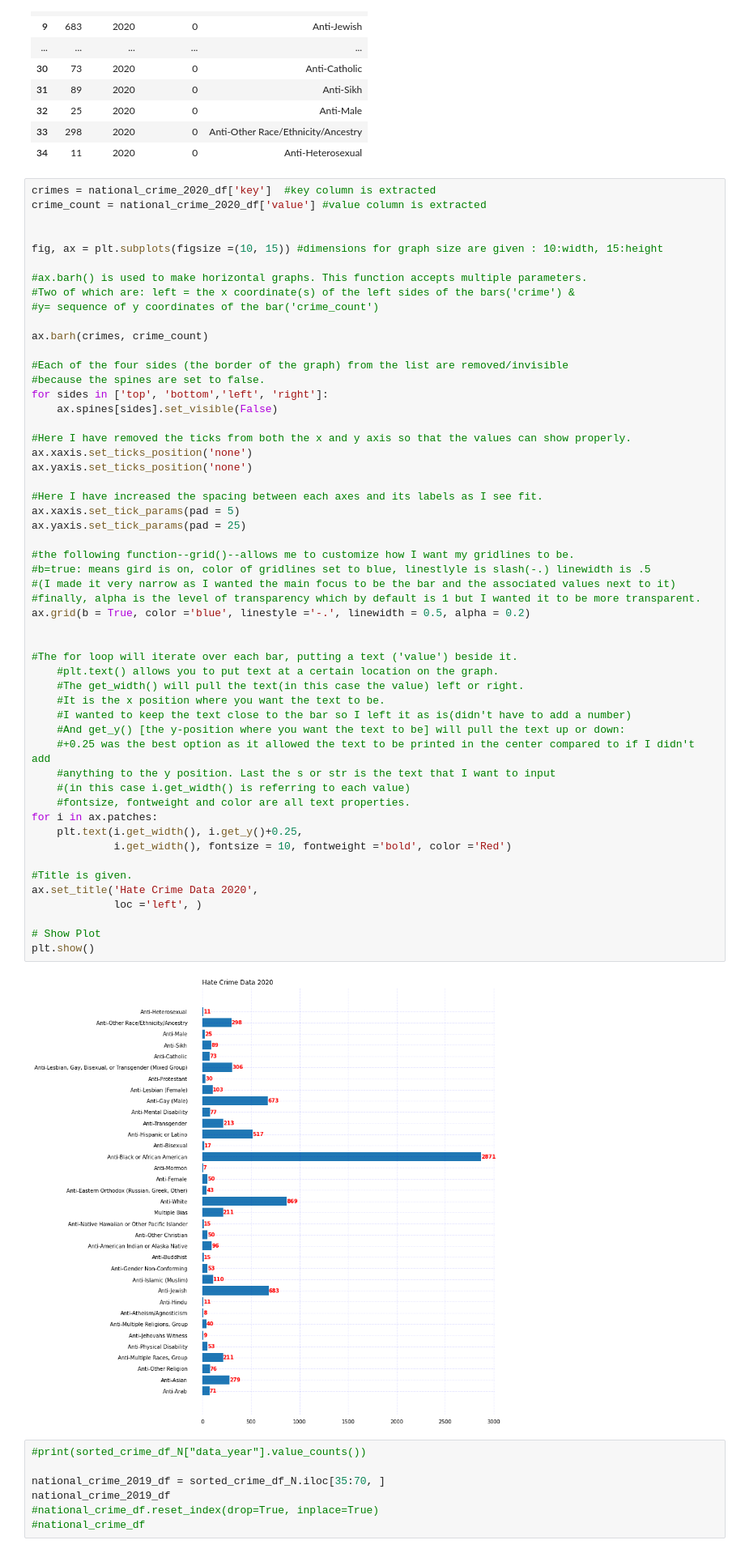
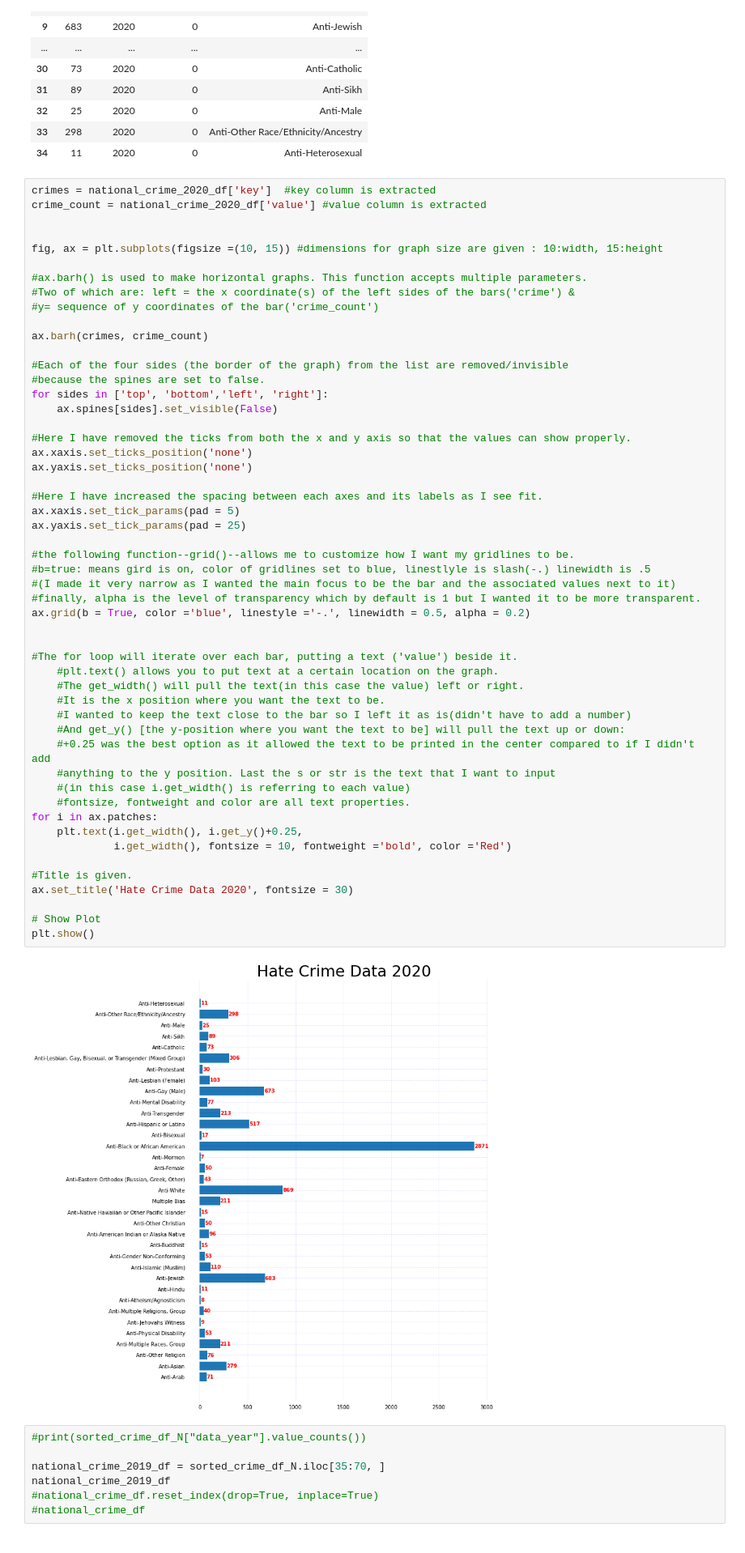
Before and after one commit to Anusha01212/Coder_girl-crime_project, a Jupyter notebook: Partner Project.ipynb, the cells around one changed output. Shown: that part at 81% size. Cells and saved outputs as stored; diff of their text form.

```diff
--- a/Partner Project.ipynb
+++ b/Partner Project.ipynb
@@ -120,36 +120,35 @@ ax.yaxis.set_ticks_position('none')
 #Here I have increased the spacing between each axes and its labels as I see fit.
 ax.xaxis.set_tick_params(pad = 5)
 ax.yaxis.set_tick_params(pad = 25)
 
 #the following function--grid()--allows me to customize how I want my gridlines to be.
 #b=true: means gird is on, color of gridlines set to blue, linestlyle is slash(-.) linewidth is .5
 #(I made it very narrow as I wanted the main focus to be the bar and the associated values next to it)
 #finally, alpha is the level of transparency which by default is 1 but I wanted it to be more transparent.
 ax.grid(b = True, color ='blue', linestyle ='-.', linewidth = 0.5, alpha = 0.2)
 
 
 #The for loop will iterate over each bar, putting a text ('value') beside it.
     #plt.text() allows you to put text at a certain location on the graph.
     #The get_width() will pull the text(in this case the value) left or right.
     #It is the x position where you want the text to be.
     #I wanted to keep the text close to the bar so I left it as is(didn't have to add a number)
     #And get_y() [the y-position where you want the text to be] will pull the text up or down:
     #+0.25 was the best option as it allowed the text to be printed in the center compared to if I didn't add
     #anything to the y position. Last the s or str is the text that I want to input
     #(in this case i.get_width() is referring to each value)
     #fontsize, fontweight and color are all text properties.
 for i in ax.patches:
     plt.text(i.get_width(), i.get_y()+0.25,
              i.get_width(), fontsize = 10, fontweight ='bold', color ='Red')
 
 #Title is given.
-ax.set_title('Hate Crime Data 2020',
-             loc ='left', )
+ax.set_title('Hate Crime Data 2020', fontsize = 30)
 
 # Show Plot
 plt.show()
 # %% [output]
-[figure, old version]
+[figure, new version]
 # %%
 #print(sorted_crime_df_N["data_year"].value_counts())
 
```
Also changed, not shown: parts of 28 cells of this notebook.
